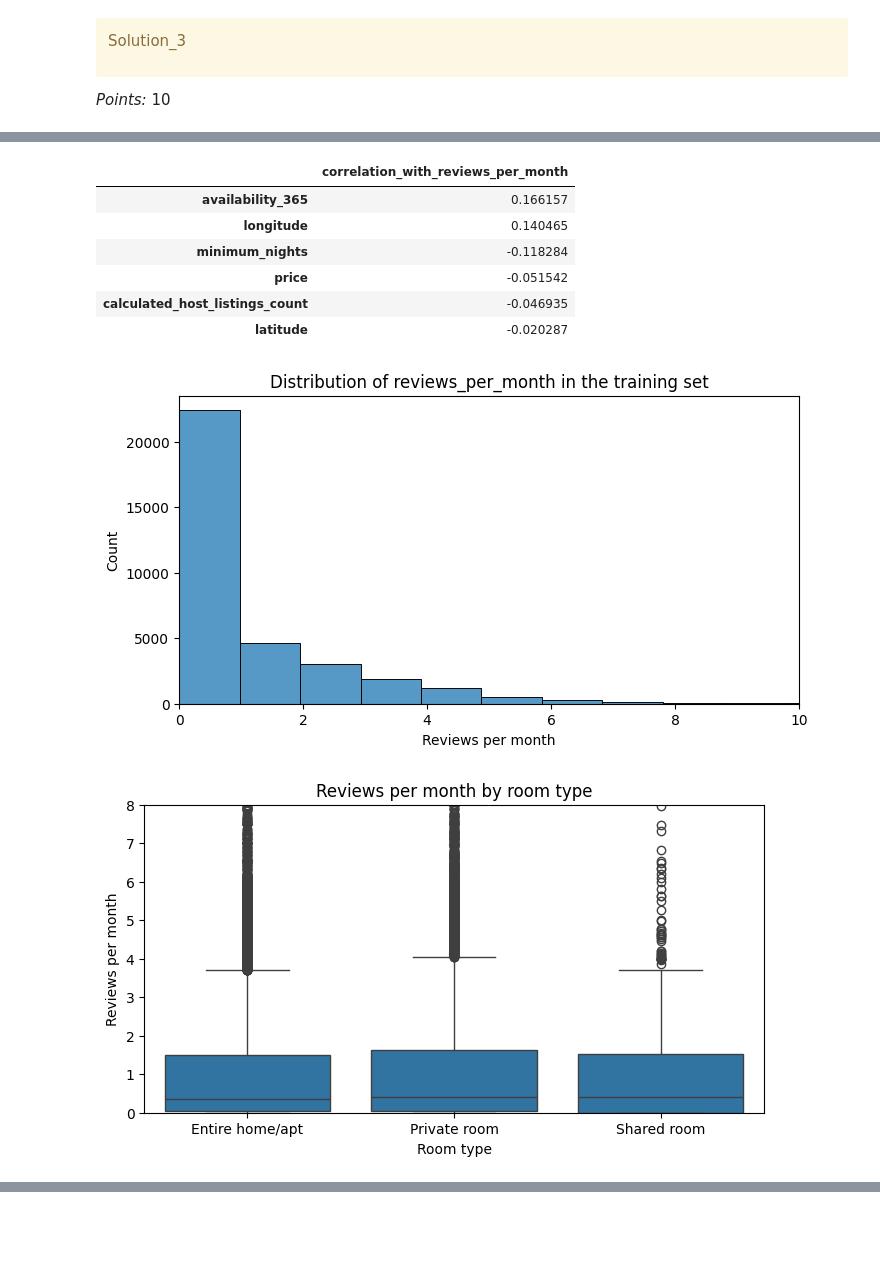
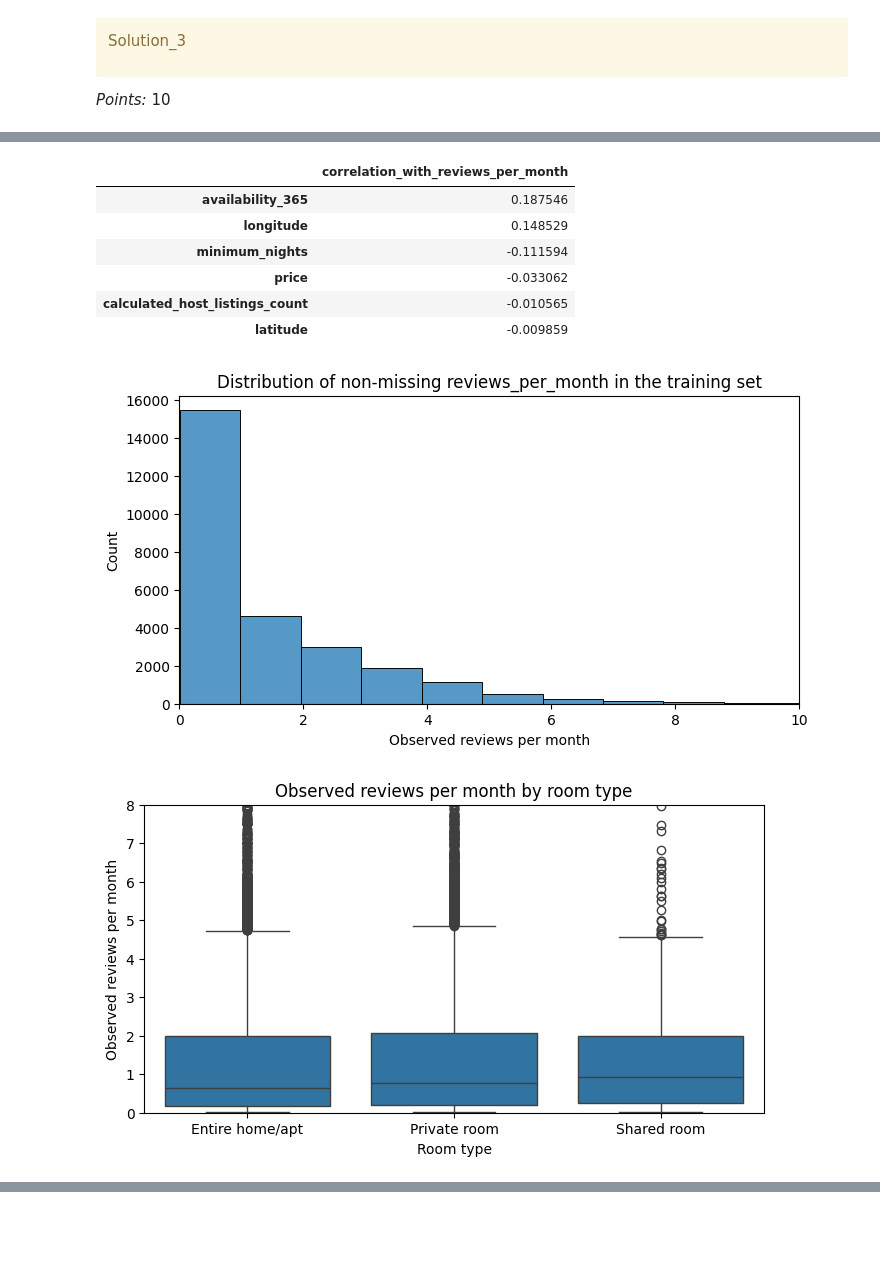
Before and after one commit to ansonnchan/cpsc-330, a Jupyter notebook: homeworks/HW5/hw5.ipynb, the cells around one changed output, grey strips where cells are left out. Saved outputs shown, nothing was run; the diff lists cells and outputs as text; code cells hidden in the pictures.

```diff
--- a/homeworks/HW5/hw5.ipynb
+++ b/homeworks/HW5/hw5.ipynb
@@ -132,13 +132,11 @@ The raw data has 48,895 rows and 16 original columns. Some columns are directly
 # %%
 df = pd.read_csv("data/AB_NYC_2019.csv")
-
-# In this dataset, missing reviews_per_month corresponds to listings with no reviews.
-df["reviews_per_month"] = df["reviews_per_month"].fillna(0)
 
 print(f"Rows: {df.shape[0]:,}")
 print(f"Columns: {df.shape[1]:,}")
 display(df.head())
 display(df[["reviews_per_month", "price", "minimum_nights", "availability_365"]].describe())
+display(df.isna().sum().sort_values(ascending=False).head(8).to_frame("missing_count"))
 # %% [output]
 Rows: 48,895
 Columns: 16
@@ -296,31 +315,31 @@ corr_with_target = (
 display(corr_with_target)
 # %% [output]
 |  | correlation_with_reviews_per_month |
-| availability_365 | 0.166157 |
-| longitude | 0.140465 |
-| minimum_nights | -0.118284 |
-| price | -0.051542 |
-| calculated_host_listings_count | -0.046935 |
-| latitude | -0.020287 |
+| availability_365 | 0.187546 |
+| longitude | 0.148529 |
+| minimum_nights | -0.111594 |
+| price | -0.033062 |
+| calculated_host_listings_count | -0.010565 |
+| latitude | -0.009859 |
 # %%
 plt.figure(figsize=(8, 4))
-sns.histplot(train_df["reviews_per_month"], bins=60)
+sns.histplot(train_df["reviews_per_month"].dropna(), bins=60)
 plt.xlim(0, 10)
-plt.xlabel("Reviews per month")
-plt.title("Distribution of reviews_per_month in the training set")
+plt.xlabel("Observed reviews per month")
+plt.title("Distribution of non-missing reviews_per_month in the training set")
 plt.show()
 # %% [output]
-[figure, old version]
+[figure, new version]
 # %%
 plt.figure(figsize=(8, 4))
 sns.boxplot(data=train_df, x="room_type", y="reviews_per_month")
 plt.ylim(0, 8)
 plt.xlabel("Room type")
-plt.ylabel("Reviews per month")
-plt.title("Reviews per month by room type")
+plt.ylabel("Observed reviews per month")
+plt.title("Observed reviews per month by room type")
 plt.show()
 # %% [output]
-[figure, old version]
+[figure, new version]
 # %%
 plt.figure(figsize=(8, 4))
 sns.barplot(
```
Also changed, not shown: parts of 12 cells of this notebook, 1 other file.
